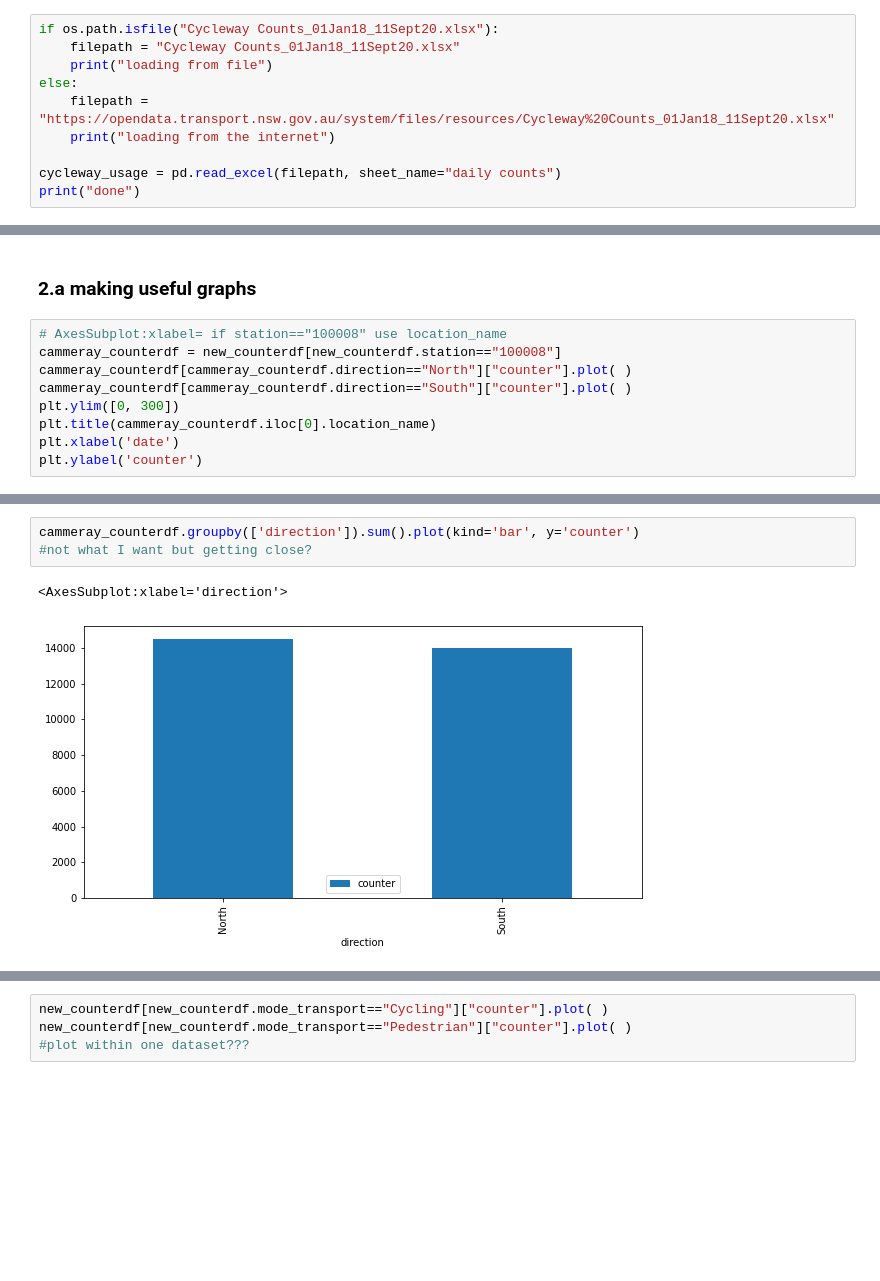
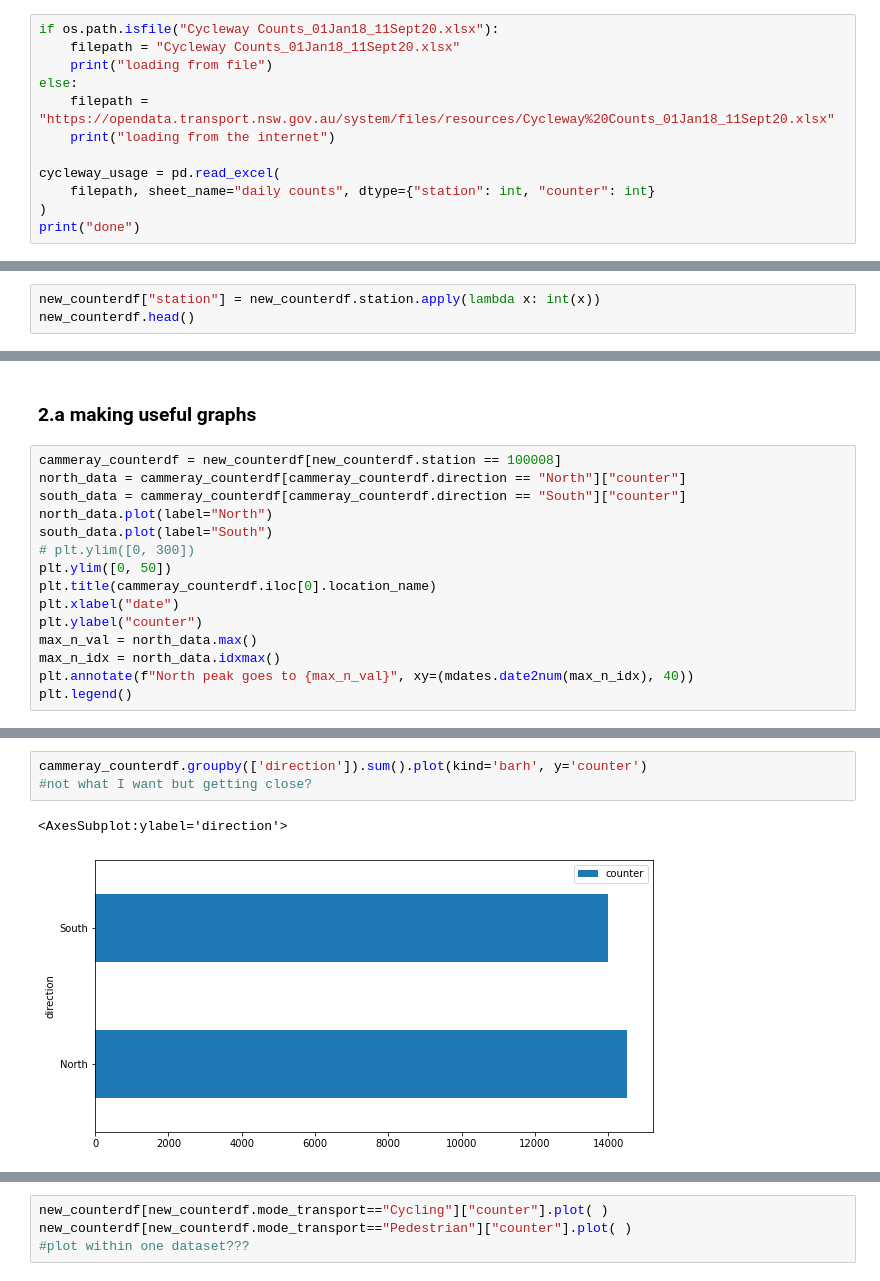
Before and after one commit to bojanasinpyjamas/data_project, a Jupyter notebook: cycleway-data-project.ipynb, the cells around one changed output, grey strips where cells are left out. Cells and saved outputs as stored; diff of their text form; blank space fills up the shorter version.

```diff
--- a/cycleway-data-project.ipynb
+++ b/cycleway-data-project.ipynb
@@ -28,7 +34,9 @@ else:
     filepath = "https://opendata.transport.nsw.gov.au/system/files/resources/Cycleway%20Counts_01Jan18_11Sept20.xlsx"
     print("loading from the internet")
 
-cycleway_usage = pd.read_excel(filepath, sheet_name="daily counts")
+cycleway_usage = pd.read_excel(
+    filepath, sheet_name="daily counts", dtype={"station": int, "counter": int}
+)
 print("done")
 # %% [output]
 loading from file
@@ -122,3 +130,6 @@ new_counterdf.head()
 | 2018-01-02 | Cooks River Cycleway, Marrickvill... | 90909 | Cycling | East | 270 |
 | 2018-01-02 | Cooks River Cycleway, Marrickvill... | 90909 | Cycling | West | 255 |
 | 2018-01-02 | Cooks River Cycleway, Marrickvill... | 90909 | Pedestrian | East | 75 |
+# %%
+new_counterdf["station"] = new_counterdf.station.apply(lambda x: int(x))
+new_counterdf.head()
@@ -138,12 +157,18 @@ print(new_counterdf.shape)
 # %% [markdown]
 ### 2.a making useful graphs
 # %%
-# AxesSubplot:xlabel= if station=="100008" use location_name
-cammeray_counterdf = new_counterdf[new_counterdf.station=="100008"]
-cammeray_counterdf[cammeray_counterdf.direction=="North"]["counter"].plot( )
-cammeray_counterdf[cammeray_counterdf.direction=="South"]["counter"].plot( )
-plt.ylim([0, 300])
+cammeray_counterdf = new_counterdf[new_counterdf.station == 100008]
+north_data = cammeray_counterdf[cammeray_counterdf.direction == "North"]["counter"]
+south_data = cammeray_counterdf[cammeray_counterdf.direction == "South"]["counter"]
+north_data.plot(label="North")
+south_data.plot(label="South")
+# plt.ylim([0, 300])
+plt.ylim([0, 50])
 plt.title(cammeray_counterdf.iloc[0].location_name)
-plt.xlabel('date')
-plt.ylabel('counter')
+plt.xlabel("date")
+plt.ylabel("counter")
+max_n_val = north_data.max()
+max_n_idx = north_data.idxmax()
+plt.annotate(f"North peak goes to {max_n_val}", xy=(mdates.date2num(max_n_idx), 40))
+plt.legend()
 # %% [output]
@@ -179,9 +204,9 @@ Text(0.5, 1.0, 'Falcon St Pedestrian Bridge , Cammeray (Cycleway and Pedestrian
 [figure]
 [figure]
 # %%
-cammeray_counterdf.groupby(['direction']).sum().plot(kind='bar', y='counter')
+cammeray_counterdf.groupby(['direction']).sum().plot(kind='barh', y='counter')
 #not what I want but getting close?
 # %% [output]
-<AxesSubplot:xlabel='direction'>
+<AxesSubplot:ylabel='direction'>
-[figure, old version]
+[figure, new version]
 # %%
```
Also changed, not shown: parts of 7 cells of this notebook.
